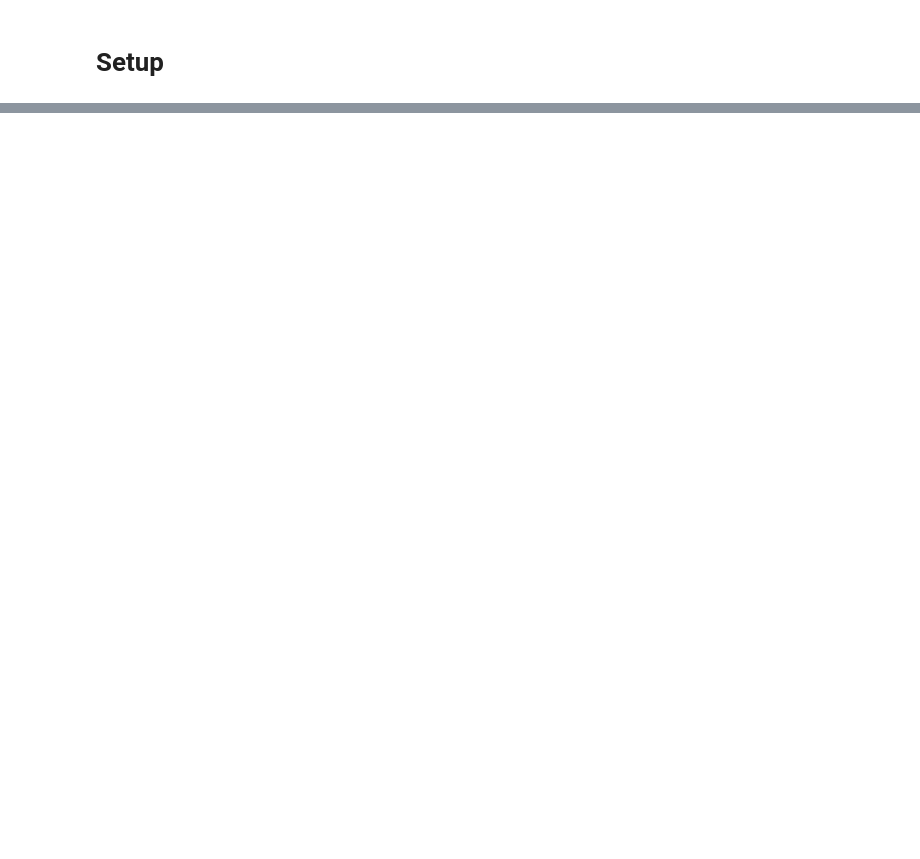
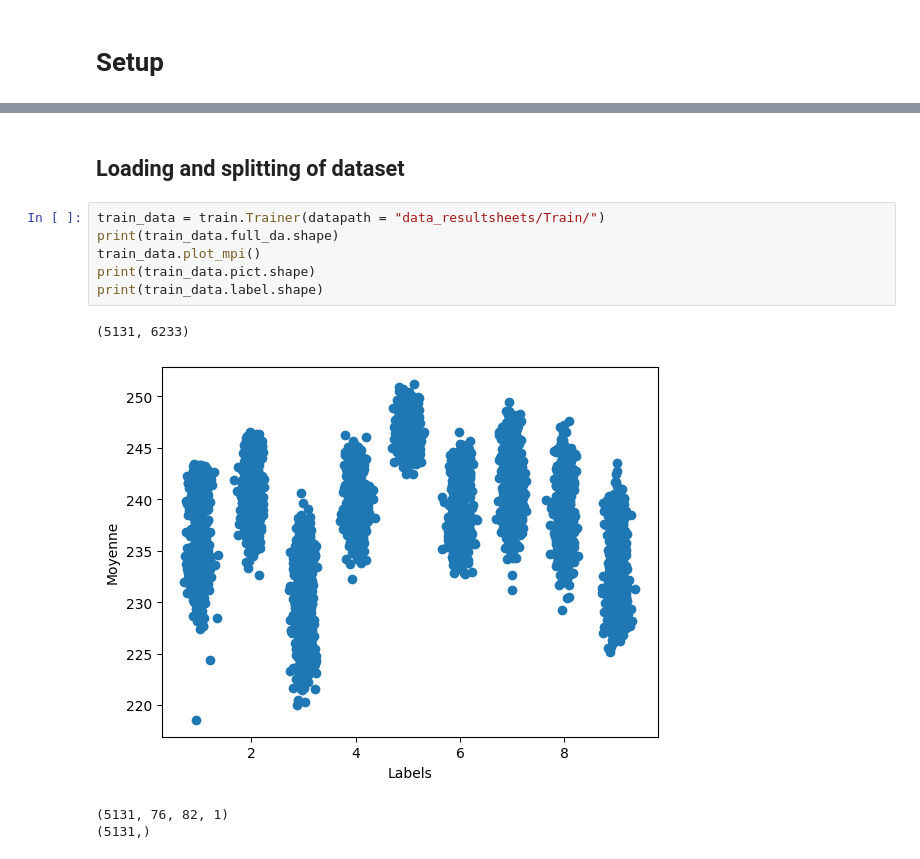
Before and after one commit to csdevignes/trec-coding, a Jupyter notebook: SymbolsTraining.ipynb, the cells around one changed output, grey strips where cells are left out. Drawn from its saved outputs; the diff is of its cells as text; blank space fills up the shorter version.

Commit message:
Factorize Training notebook, implement CNN model
Dataset loading and Training evaluation are now performed using the same objects used in the streamlit app for dataset loading and sheet correction

```diff
--- a/SymbolsTraining.ipynb
+++ b/SymbolsTraining.ipynb
@@ -433,0 +29,13 @@ Test Loss: 0.4195675253868103, Test Accuracy: 0.8958130478858948
+# %% [markdown]
+## Loading and splitting of dataset
+# %%
+train_data = train.Trainer(datapath = "data_resultsheets/Train/")
+print(train_data.full_da.shape)
+train_data.plot_mpi()
+print(train_data.pict.shape)
+print(train_data.label.shape)
+# %% [output]
+(5131, 6233)
+[figure, added]
+(5131, 76, 82, 1)
+(5131,)
```
Also changed, not shown: parts of 71 cells of this notebook, 16 other files.
